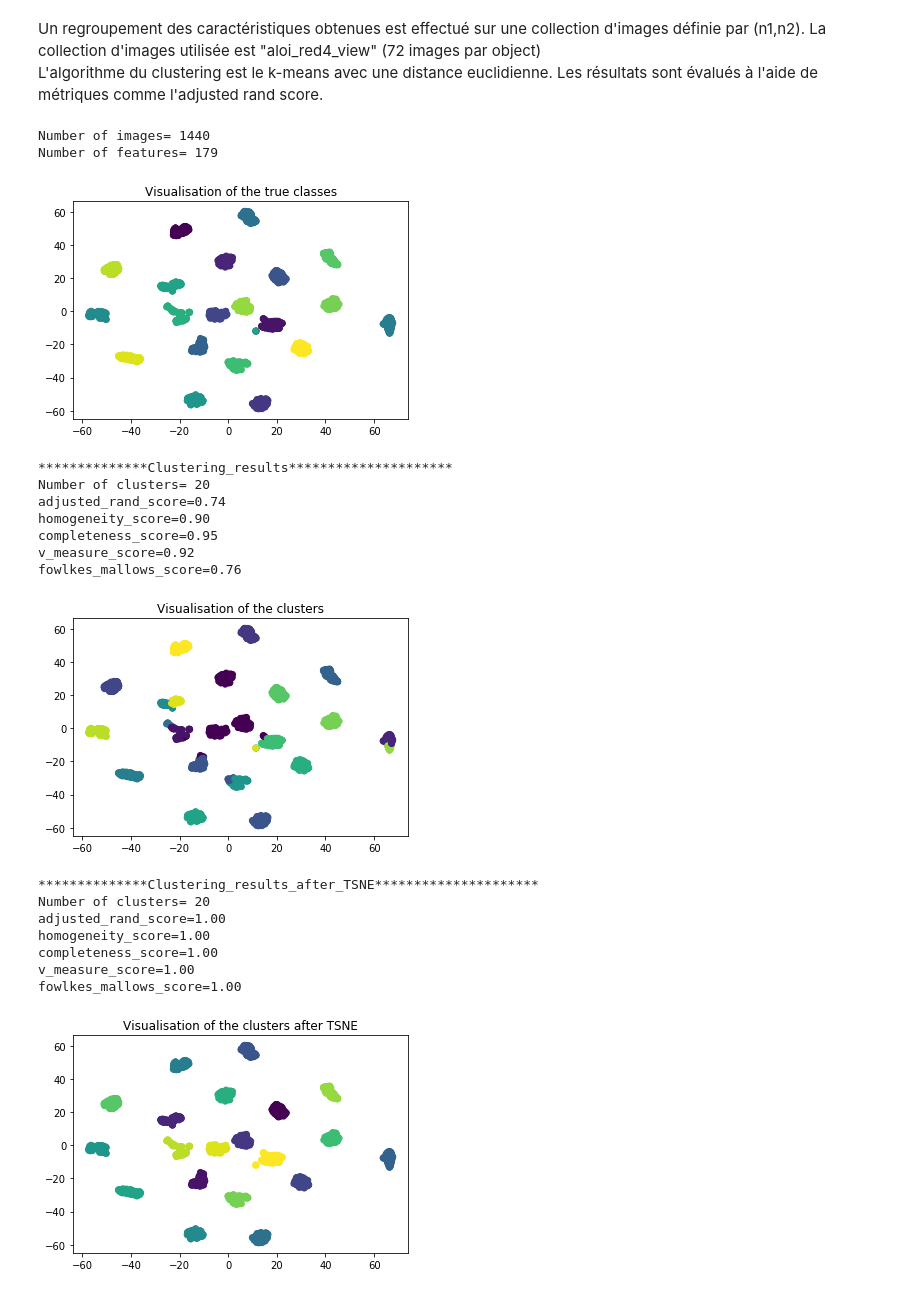
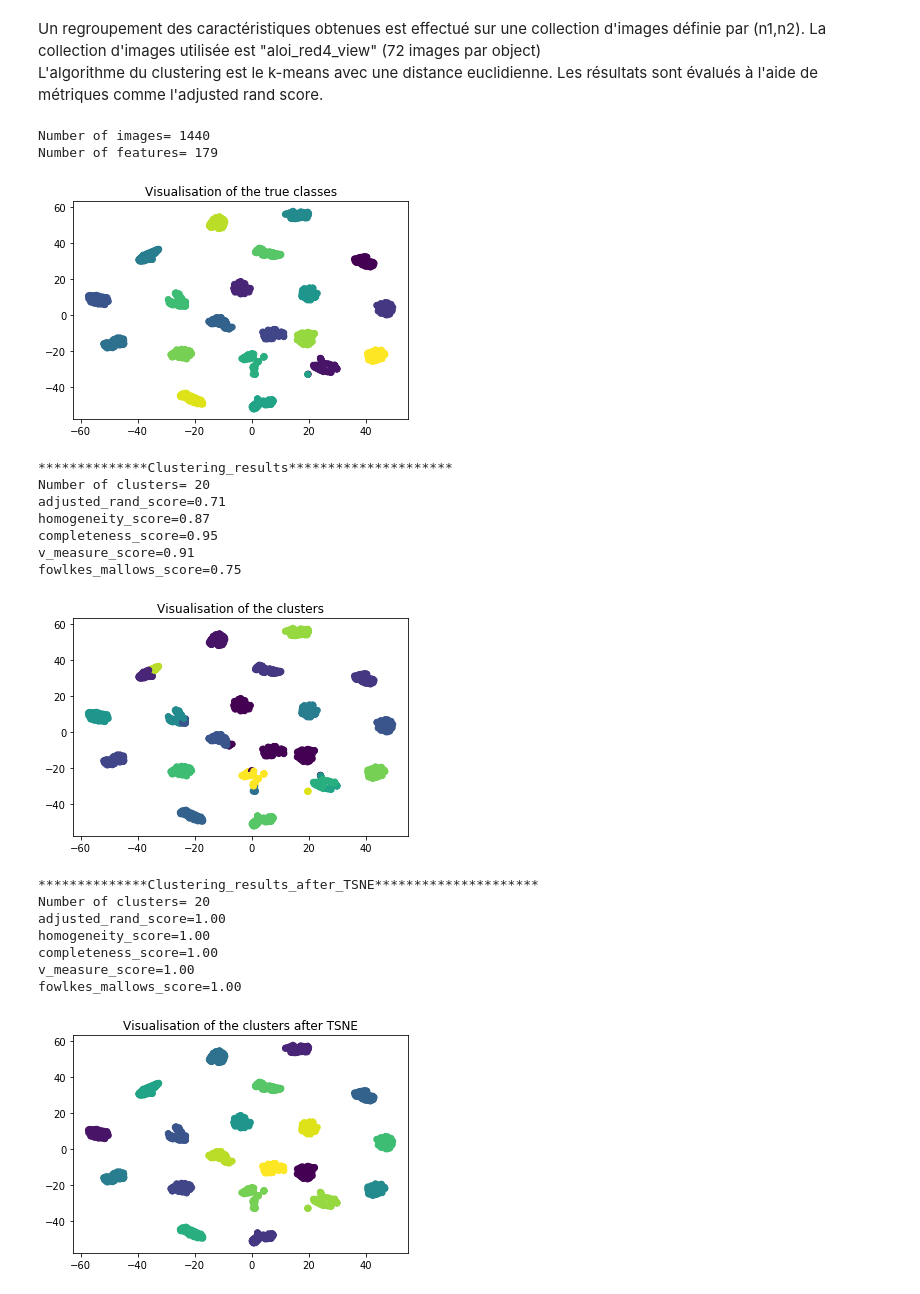
Before and after one commit to FirasAzzouz/Projet-S8, a Jupyter notebook: Clustering_et_résultats_2.ipynb, the cells around one changed output. Cells and saved outputs as stored; diff of their text form; code cells hidden in the pictures.

```diff
--- a/Clustering_et_résultats_2.ipynb
+++ b/Clustering_et_résultats_2.ipynb
@@ -12,7 +12,7 @@ from sklearn.manifold import TSNE
 
 from Image_reading import *
 from Color_descriptors import *
-from Shape_descriptors import fft_shape
+from Shape_descriptors import concatShapeFeatures
 from Texture_descriptors import lbp
 
 from Clustering import clustering_kmeans
@@ -55,10 +55,10 @@ if __name__ == '__main__':
 
             """
             # ********************Shape_features***********************
-            shape_fft=fft_shape(X,n_fft)
-            X_all[n_img*i+j]=X_all[n_img*i+j]+[shape_fft]
+            shape_ftr=concatShapeFeatures(X,n_fft)
+            X_all[n_img*i+j]=X_all[n_img*i+j]+[shape_ftr]
+            """
 
-            """
             # ********************Texture_features***********************
             lbp_feature=lbp(X,hist_size_lbp)
             X_all[n_img*i+j]=X_all[n_img*i+j]+[lbp_feature]
@@ -105,39 +105,39 @@ if __name__ == '__main__':
     plt.title("Visualisation of the clusters")
     plt.show()
 
 
 
     # ********************Clustering_after_TSNE************************
     classes_embedded=clustering_kmeans(X_embedded,n_clusters_)
 
 
     print("**************Clustering_results_after_TSNE*********************")
     print("Number of clusters= "+str(max(classes_embedded)+1))
     print('adjusted_rand_score=%0.2f' % metrics.adjusted_rand_score(classes_true,classes_embedded))
     # print('normalized_mutual_info_score=%0.2f' % metrics.normalized_mutual_info_score(classes_true,classes_embedded))
     print('homogeneity_score=%0.2f' % metrics.homogeneity_score(classes_true,classes_embedded))
     print('completeness_score=%0.2f' % metrics.completeness_score(classes_true,classes_embedded))
     print('v_measure_score=%0.2f' % metrics.v_measure_score(classes_true,classes_embedded))
     print('fowlkes_mallows_score=%0.2f' % metrics.fowlkes_mallows_score(classes_true,classes_embedded))
     print("\n")
 
     # ************Visualisation_after_TSNE******************
     plt.figure()
     plt.scatter(X_embedded[:,0],X_embedded[:,1],c=classes_embedded)
     plt.title("Visualisation of the clusters after TSNE")
     plt.show()
 # %% [output]
 Number of images= 1440
 Number of features= 179
-[figure, old version]
+[figure, new version]
 **************Clustering_results*********************
 Number of clusters= 20
-adjusted_rand_score=0.74
-homogeneity_score=0.90
+adjusted_rand_score=0.71
+homogeneity_score=0.87
 completeness_score=0.95
-v_measure_score=0.92
-fowlkes_mallows_score=0.76
+v_measure_score=0.91
+fowlkes_mallows_score=0.75
-[figure, old version]
+[figure, new version]
 **************Clustering_results_after_TSNE*********************
 Number of clusters= 20
 adjusted_rand_score=1.00
@@ -145,4 +145,4 @@ homogeneity_score=1.00
 completeness_score=1.00
 v_measure_score=1.00
 fowlkes_mallows_score=1.00
-[figure, old version]
+[figure, new version]
```
Also changed, not shown: parts of 1 cell of this notebook.
